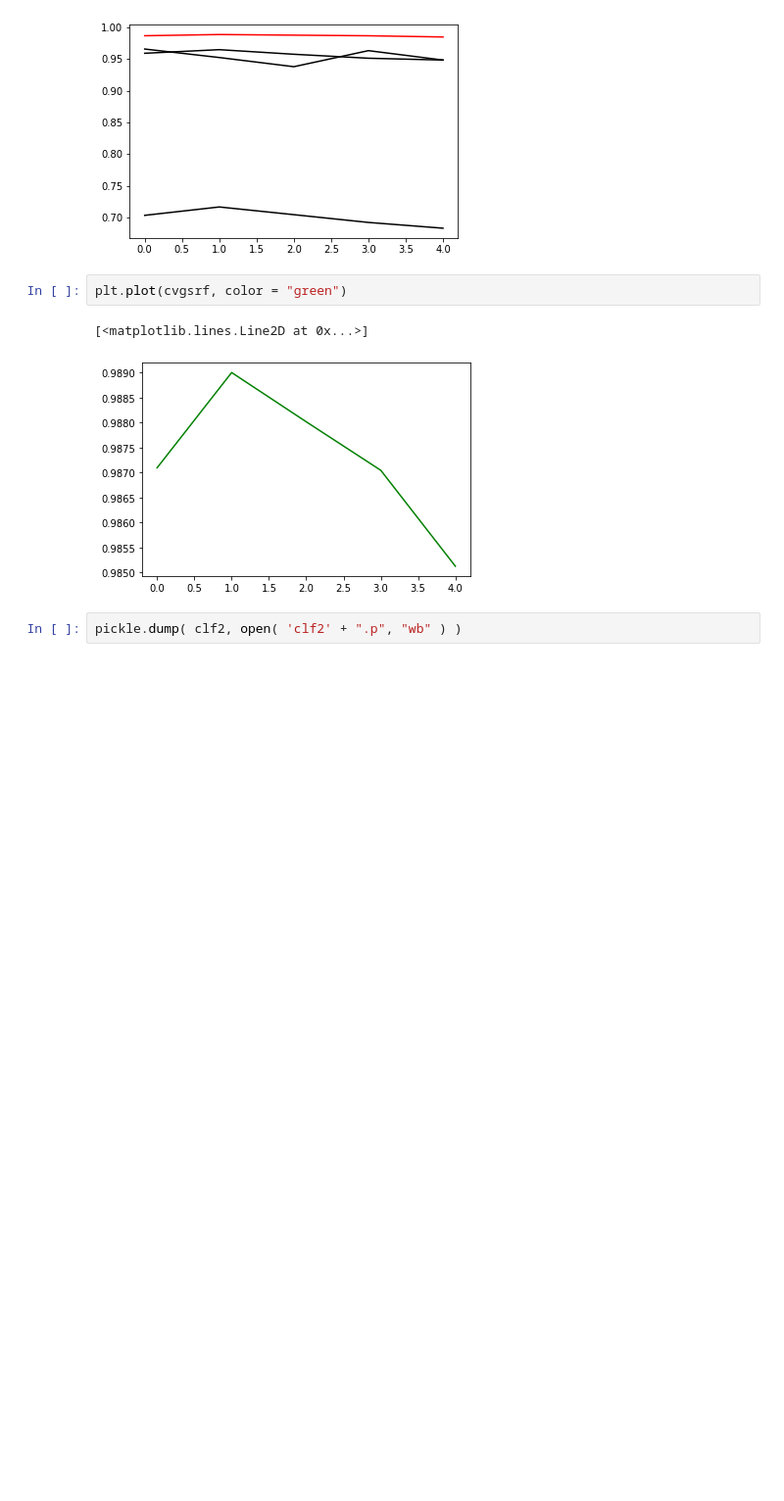
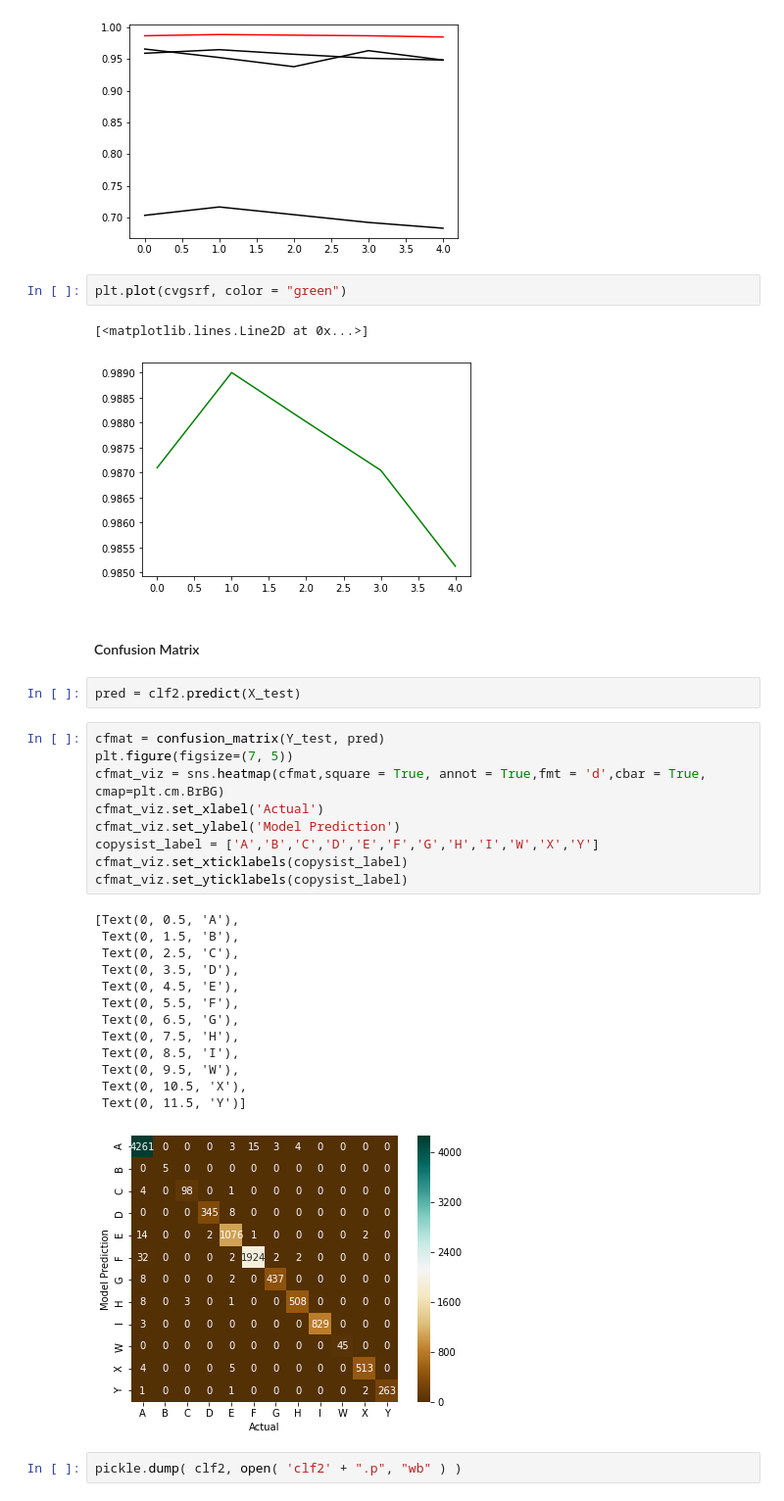
Before and after one commit to Nelo781/Project-Python-A4, a Jupyter notebook: Projet final/Code.py.ipynb, the cells around one changed output. Shown: that part at 98% size. Cells and saved outputs as stored; diff of their text form; blank space fills up the shorter version.

```diff
--- a/Projet final/Code.py.ipynb
+++ b/Projet final/Code.py.ipynb
@@ -265,5 +336,32 @@ plt.plot(cvgsrf, color = "green")
 # %% [output]
 [<matplotlib.lines.Line2D at 0x...>]
 [figure]
+# %% [markdown]
+#### Confusion Matrix
+# %%
+pred = clf2.predict(X_test)
+# %%
+cfmat = confusion_matrix(Y_test, pred)
+plt.figure(figsize=(7, 5))
+cfmat_viz = sns.heatmap(cfmat,square = True, annot = True,fmt = 'd',cbar = True, cmap=plt.cm.BrBG)
+cfmat_viz.set_xlabel('Actual')
+cfmat_viz.set_ylabel('Model Prediction')
+copysist_label = ['A','B','C','D','E','F','G','H','I','W','X','Y']
+cfmat_viz.set_xticklabels(copysist_label)
+cfmat_viz.set_yticklabels(copysist_label)
+# %% [output]
+[Text(0, 0.5, 'A'),
+ Text(0, 1.5, 'B'),
+ Text(0, 2.5, 'C'),
+ Text(0, 3.5, 'D'),
+ Text(0, 4.5, 'E'),
+ Text(0, 5.5, 'F'),
+ Text(0, 6.5, 'G'),
+ Text(0, 7.5, 'H'),
+ Text(0, 8.5, 'I'),
+ Text(0, 9.5, 'W'),
+ Text(0, 10.5, 'X'),
+ Text(0, 11.5, 'Y')]
+[figure, added]
 # %%
 pickle.dump( clf2, open( 'clf2' + ".p", "wb" ) )
```
Also changed, not shown: parts of 17 cells of this notebook.
